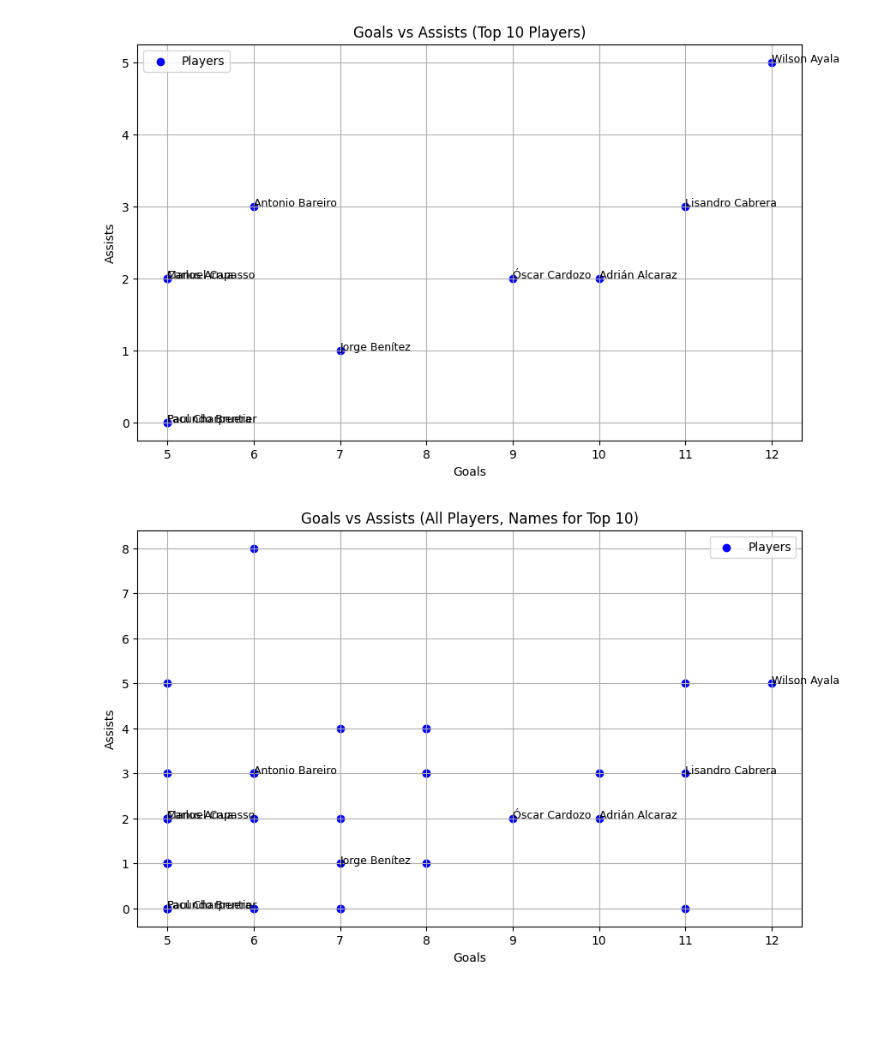
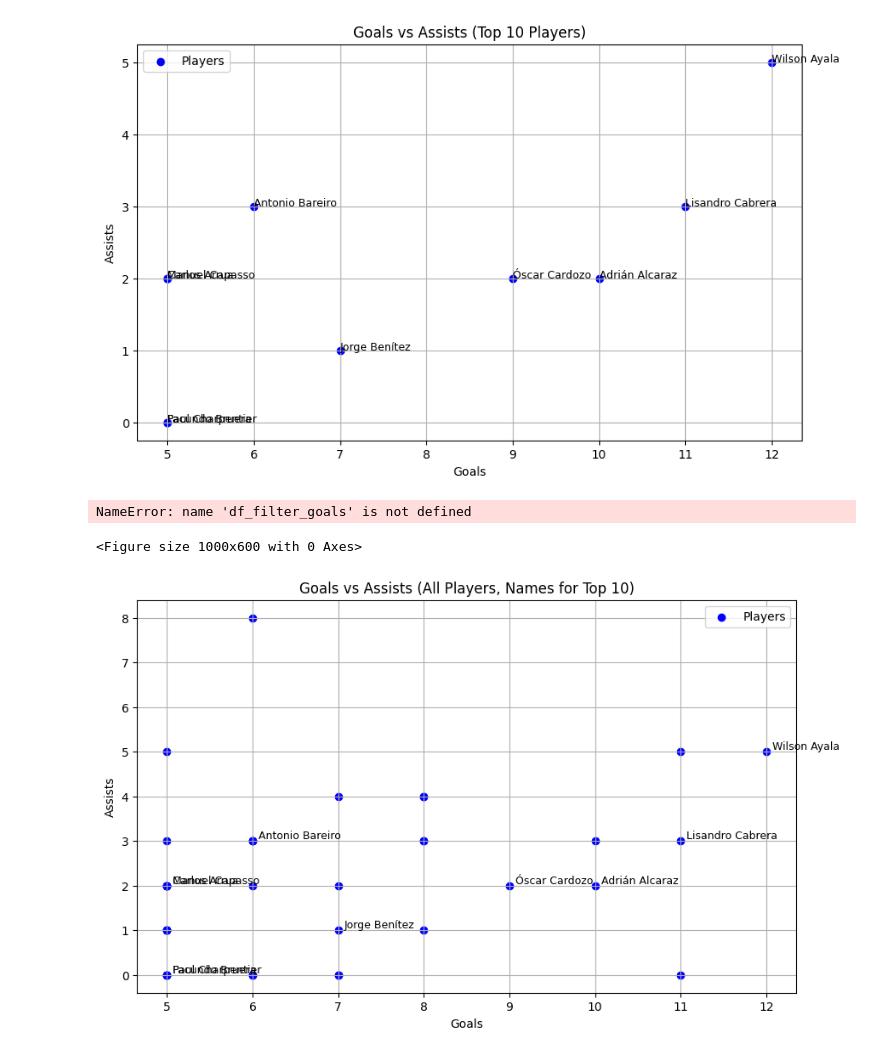
Before and after one commit to axelbol/football-analysis, a Jupyter notebook: twitter_content.ipynb, the cells around one changed output. Saved outputs shown, nothing was run; the diff lists cells and outputs as text; code cells hidden in the pictures; blank space fills up the shorter version.

Commit message:
filter df

```diff
--- a/twitter_content.ipynb
+++ b/twitter_content.ipynb
@@ -112,8 +112,8 @@ df_liga_par.head()
 | 4 | Milciades Adorno | py PAR | FW,MF | Sportivo Ameliano | 19.0 | 2005.0 | 6 | 6 | 301 | 3.3 | ... | ... |
 5 rows × 23 columns
 # %%
-df_copy = df_liga_par.copy()
-df_copy.head()
+df_copy_par = df_liga_par.copy()
+df_copy_par.head()
 # %% [output]
 |  | player | nation | pos | squad | age | born | mp | starts | min | 90s | ... | ... |
 | 0 | Nelson Acevedo | ar ARG | MF | Tacuary | 35.0 | 1988.0 | 17 | 8 | 739 | 8.2 | ... | ... |
@@ -297,7 +297,7 @@ import matplotlib.pyplot as plt
 
 # Create a scatter plot for all records
 plt.figure(figsize=(10, 6))
-plt.scatter(df_filter_goals['goals'], df_filter_goals['ast'], color='blue', label='Players')
+plt.scatter(df_filter_goals['ast'], df_filter_goals['goals'], color='blue', label='Players')
 
 # Annotate only the first 10 points with the player's name
 df_top10 = df_filter_goals.head(10)
@@ -314,4 +314,35 @@ plt.grid(True)
 # Show the plot
 plt.show()
 # %% [output]
-[figure, removed]
+NameError: name 'df_filter_goals' is not defined
+<Figure size 1000x600 with 0 Axes>
+# %%
+import matplotlib.pyplot as plt
+
+# Create a scatter plot for all records
+plt.figure(figsize=(10, 6))
+plt.scatter(df_filter_goals['goals'], df_filter_goals['ast'], color='blue', label='Players')
+
+# Annotate only the first 10 points with the player's name
+df_top10 = df_filter_goals.head(10)
+for i, player in enumerate(df_top10['player']):
+    # Offset the text slightly for better visibility
+    # plt.text(df_top10['goals'].iloc[i] + 0.2, df_top10['ast'].iloc[i] + 0.2,
+    #          player, fontsize=9)
+
+    x_offset = (df_top10['goals'].max() - df_top10['goals'].min()) * 0.01
+    y_offset = (df_top10['ast'].max() - df_top10['ast'].min()) * 0.01
+    plt.text(df_top10['goals'].iloc[i] + x_offset, df_top10['ast'].iloc[i] + y_offset,
+         player, fontsize=9)
+
+# Add labels and title
+plt.xlabel('Goals')
+plt.ylabel('Assists')
+plt.title('Goals vs Assists (All Players, Names for Top 10)')
+plt.legend()
+plt.grid(True)
+
+# Show the plot
+plt.show()
+# %% [output]
+[figure, added]
```
Also changed, not shown: parts of 1 cell of this notebook.
